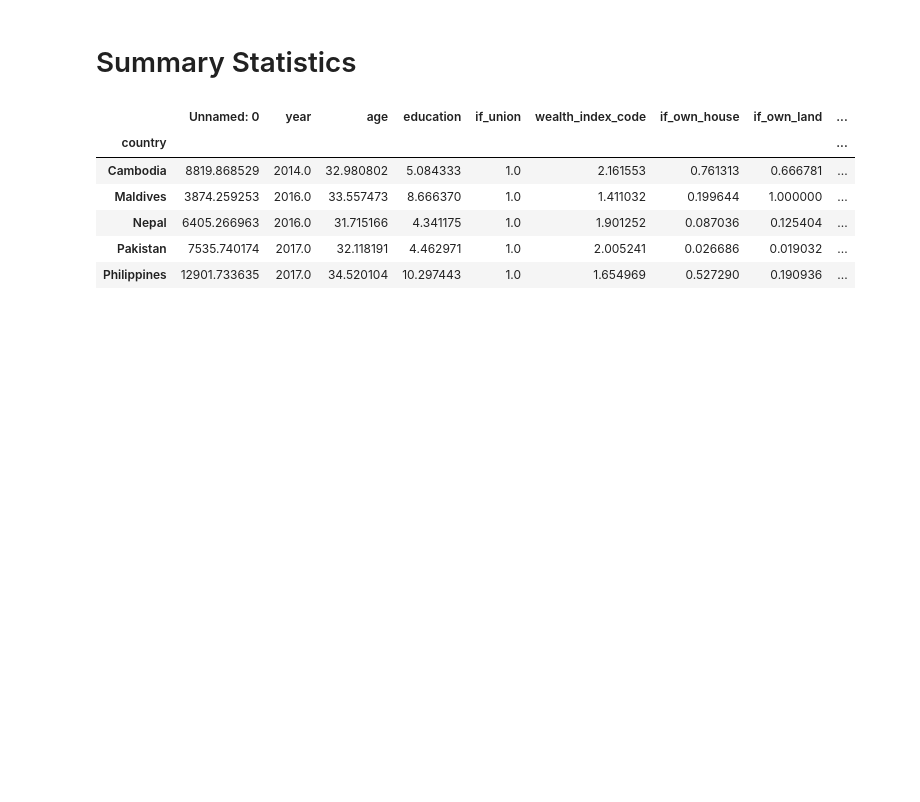
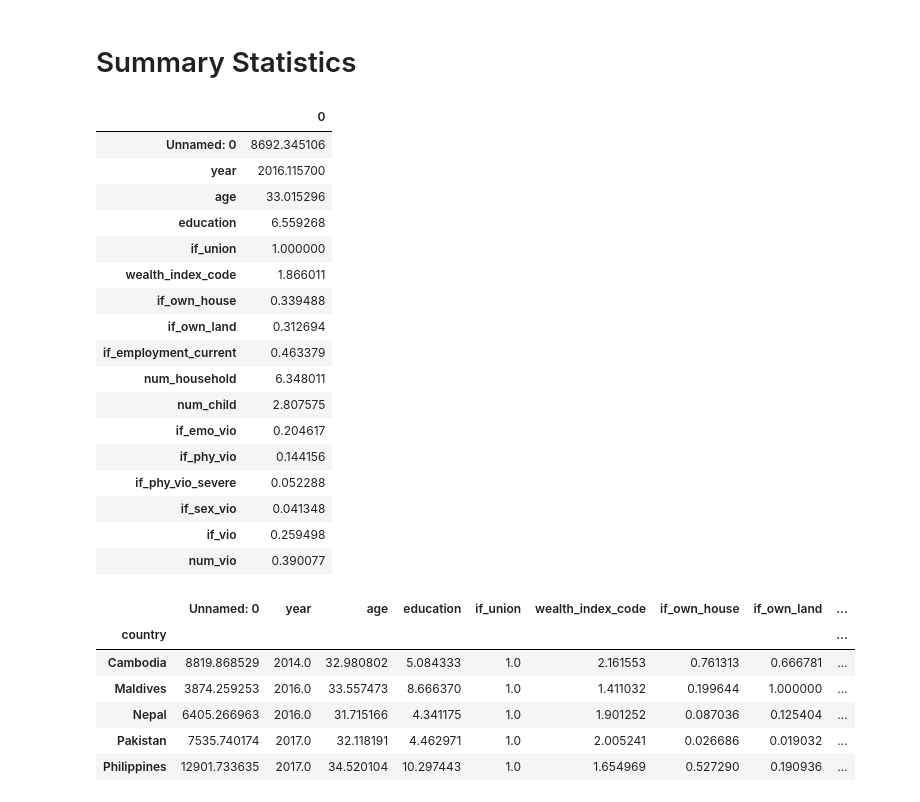
Before and after one commit to keiraou/ML-final-project, a Jupyter notebook: Discriptive_Statistics.ipynb, the cells around one changed output. Saved outputs shown, nothing was run; the diff lists cells and outputs as text; code cells hidden in the pictures; blank space fills up the shorter version.

```diff
--- a/Discriptive_Statistics.ipynb
+++ b/Discriptive_Statistics.ipynb
@@ -168,4 +161,25 @@ data_explore.generate_corr_graph(df[FEATURES + TARGET_LST])
 | if_vio | 0.008616 | -0.135853 | 0.058736 | 0.116031 | -0.013199 | -0.022790 | 0.856860 | ... |
 # %% [markdown]
 # Summary Statistics
+# %%
+pd.DataFrame(df.mean())
+# %% [output]
+|  | 0 |
+| Unnamed: 0 | 8692.345106 |
+| year | 2016.115700 |
+| age | 33.015296 |
+| education | 6.559268 |
+| if_union | 1.000000 |
+| wealth_index_code | 1.866011 |
+| if_own_house | 0.339488 |
+| if_own_land | 0.312694 |
+| if_employment_current | 0.463379 |
+| num_household | 6.348011 |
+| num_child | 2.807575 |
+| if_emo_vio | 0.204617 |
+| if_phy_vio | 0.144156 |
+| if_phy_vio_severe | 0.052288 |
+| if_sex_vio | 0.041348 |
+| if_vio | 0.259498 |
+| num_vio | 0.390077 |
 # %%
```
Also changed, not shown: parts of 9 cells of this notebook, 12 other files.
